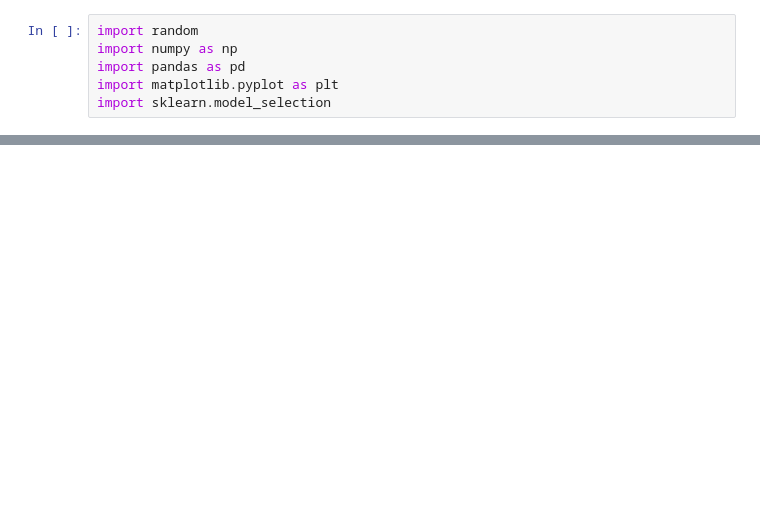
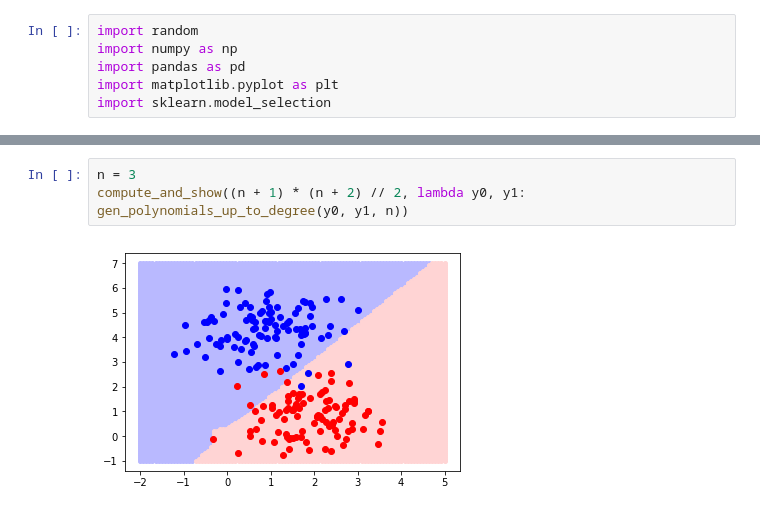
Before and after one commit to murfel/ml-hse-2019, a Jupyter notebook: hw2/perceptron.ipynb, the cells around one changed output, grey strips where cells are left out. Cells and saved outputs as stored; diff of their text form; blank space fills up the shorter version.

```diff
--- a/hw2/perceptron.ipynb
+++ b/hw2/perceptron.ipynb
@@ -98,0 +148,5 @@ plt.show()
+# %%
+n = 3
+compute_and_show((n + 1) * (n + 2) // 2, lambda y0, y1: gen_polynomials_up_to_degree(y0, y1, n))
+# %% [output]
+[figure, added]
```
Also changed, not shown: parts of 21 cells of this notebook.
